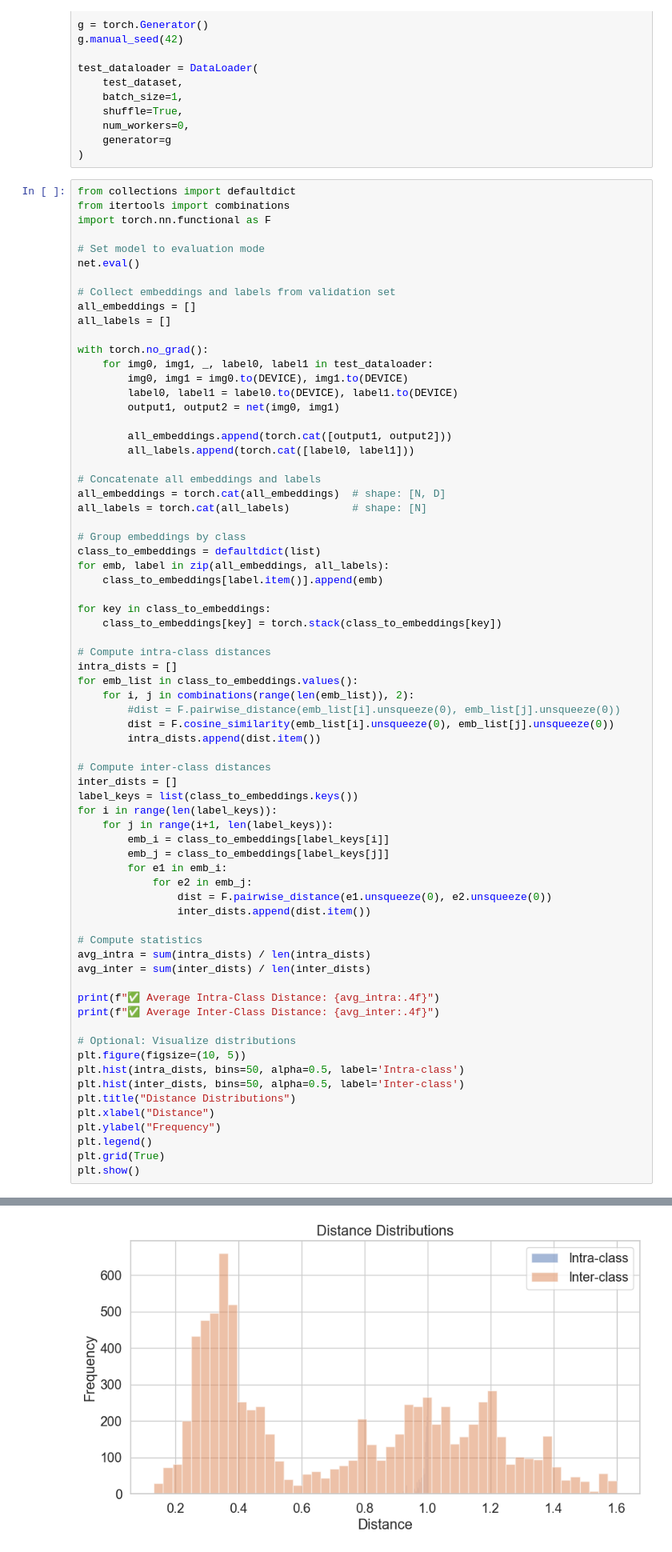
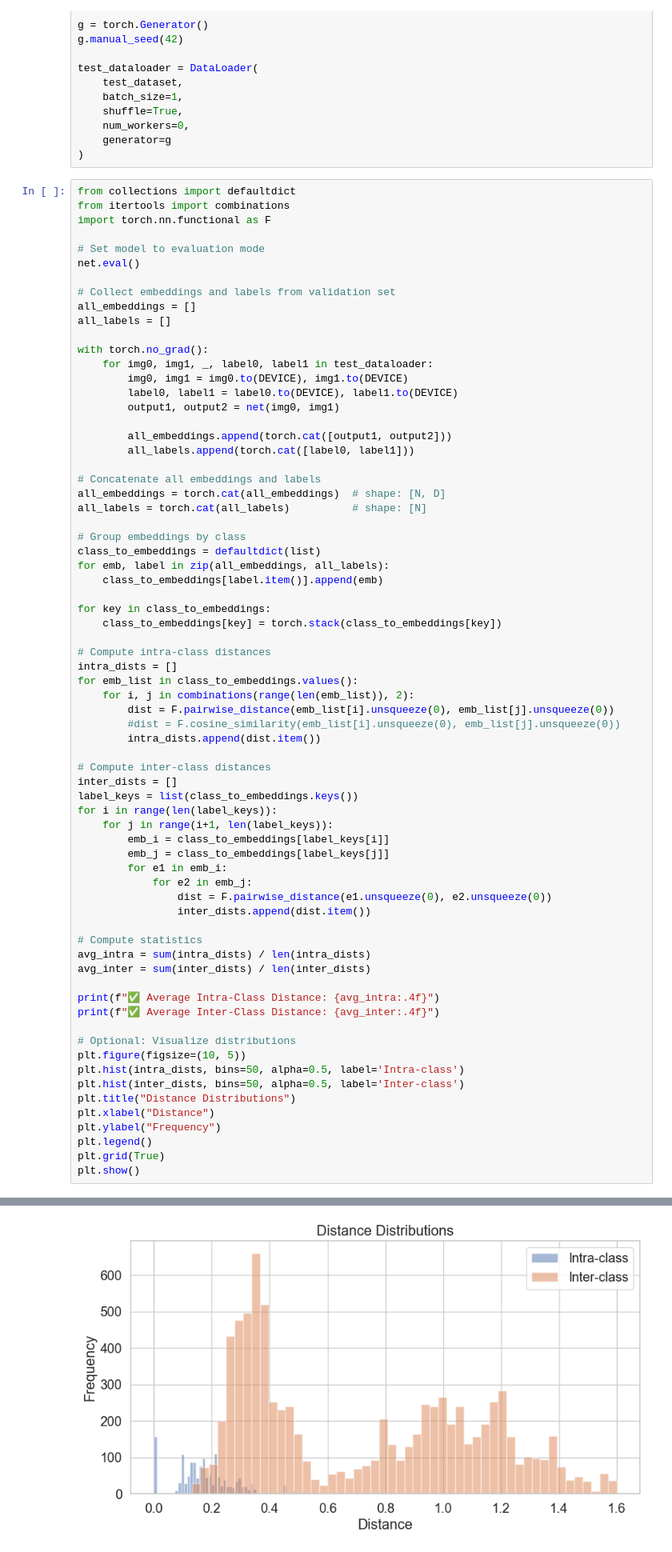
Before and after one commit to armanniaruhi/RAML, a Jupyter notebook: contrastive_evaluate.ipynb, the cells around one changed output, grey strips where cells are left out. Shown at 80% size. Cells and saved outputs as stored; diff of their text form.

```diff
--- a/contrastive_evaluate.ipynb
+++ b/contrastive_evaluate.ipynb
@@ -210,8 +212,8 @@ for key in class_to_embeddings:
 intra_dists = []
 for emb_list in class_to_embeddings.values():
     for i, j in combinations(range(len(emb_list)), 2):
-        #dist = F.pairwise_distance(emb_list[i].unsqueeze(0), emb_list[j].unsqueeze(0))
-        dist = F.cosine_similarity(emb_list[i].unsqueeze(0), emb_list[j].unsqueeze(0))
+        dist = F.pairwise_distance(emb_list[i].unsqueeze(0), emb_list[j].unsqueeze(0))
+        #dist = F.cosine_similarity(emb_list[i].unsqueeze(0), emb_list[j].unsqueeze(0))
         intra_dists.append(dist.item())
 
 # Compute inter-class distances
@@ -248,5 +250,5 @@ plt.show()
 ✅ Average Inter-Class Distance: 0.7209
-[figure, old version]
+[figure, new version]
 # %%
 import numpy as np
 import matplotlib.pyplot as plt
```
Also changed, not shown: parts of 2 cells of this notebook, 4 other files.
